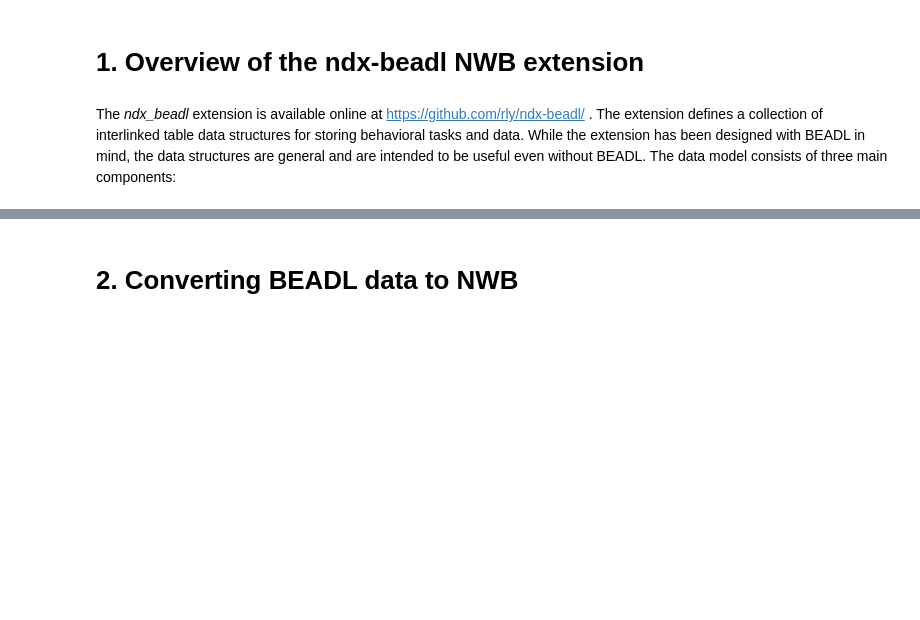
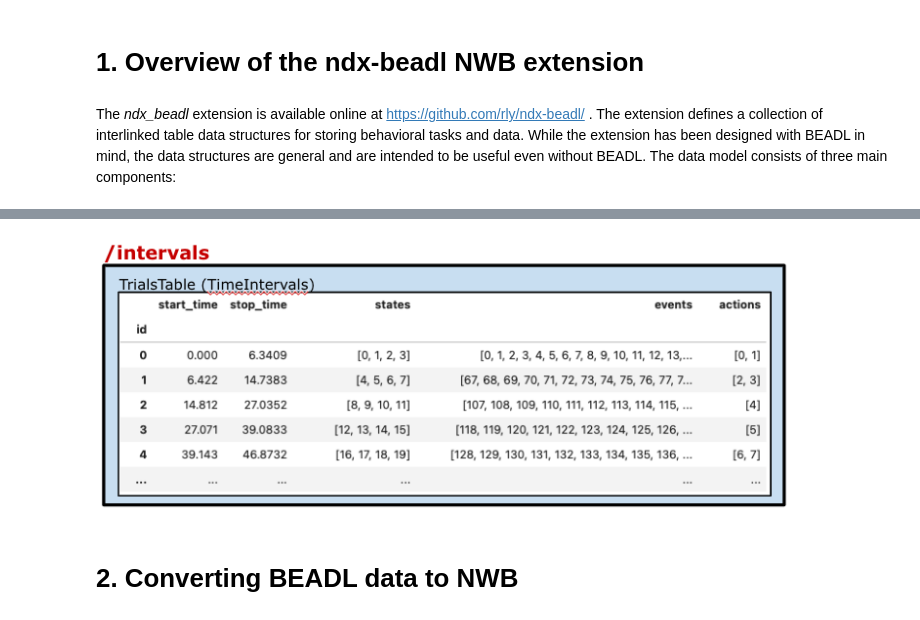
Before and after one commit to rly/ndx-structured-behavior, a Jupyter notebook: docs/tutorial_nwb_userdays_2022/beadl_example_nwb_userdays_2022.ipynb, the cells around one changed output, grey strips where cells are left out. Drawn from its saved outputs; the diff is of its cells as text; code cells hidden in the pictures; blank space fills up the shorter version.

```diff
--- a/docs/tutorial_nwb_userdays_2022/beadl_example_nwb_userdays_2022.ipynb
+++ b/docs/tutorial_nwb_userdays_2022/beadl_example_nwb_userdays_2022.ipynb
@@ -38,3 +38,7 @@ Image(filename="ndx_beadl_schema.png", width=800)
+# %%
+Image(filename="beadl_components_p2.png", width=700)
+# %% [output]
+[figure, added]
 # %% [markdown]
 # 2. Converting BEADL data to NWB
 # %% [markdown]
```
Also changed, not shown: parts of 2 cells of this notebook, 5 other files.
